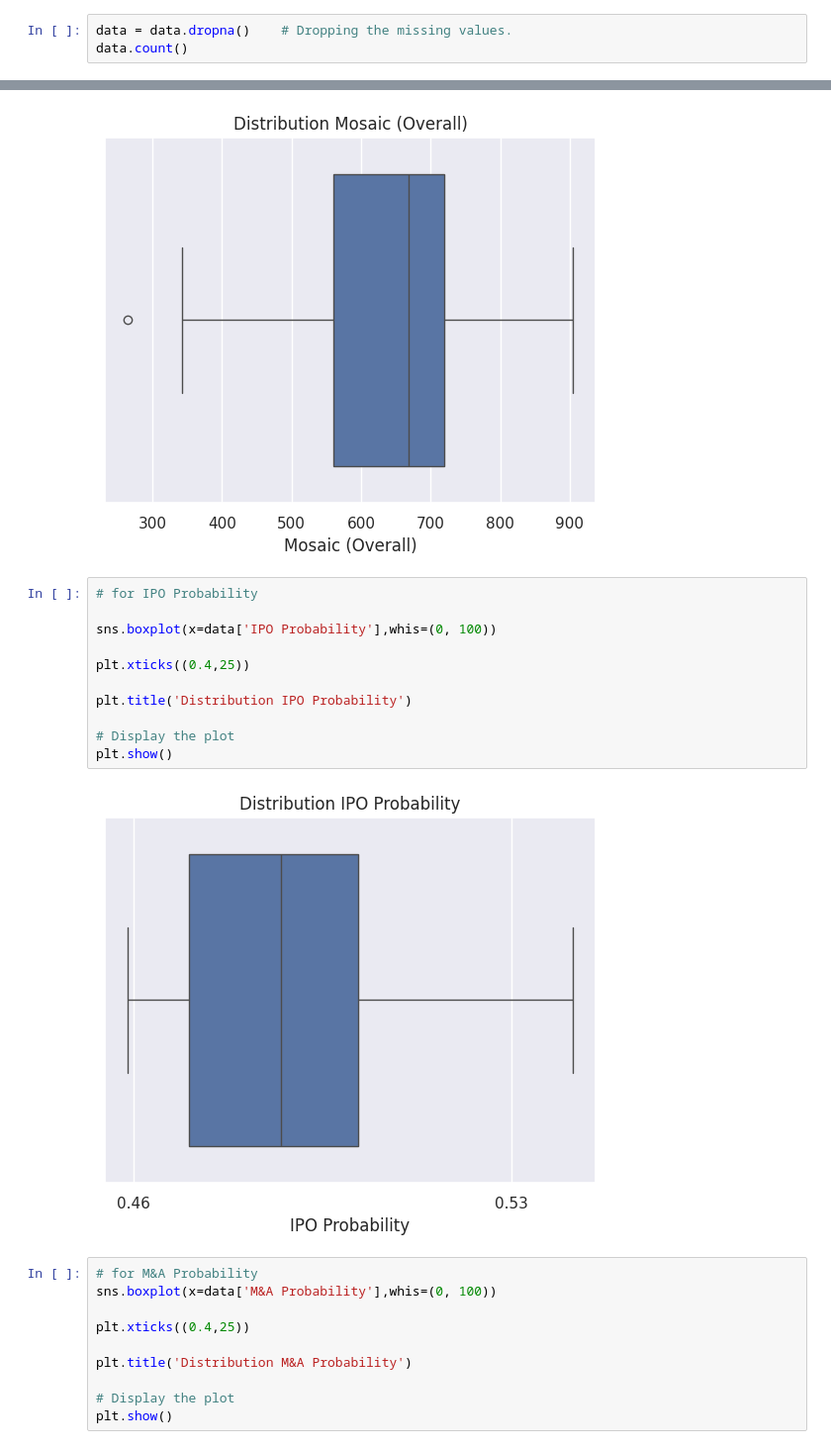
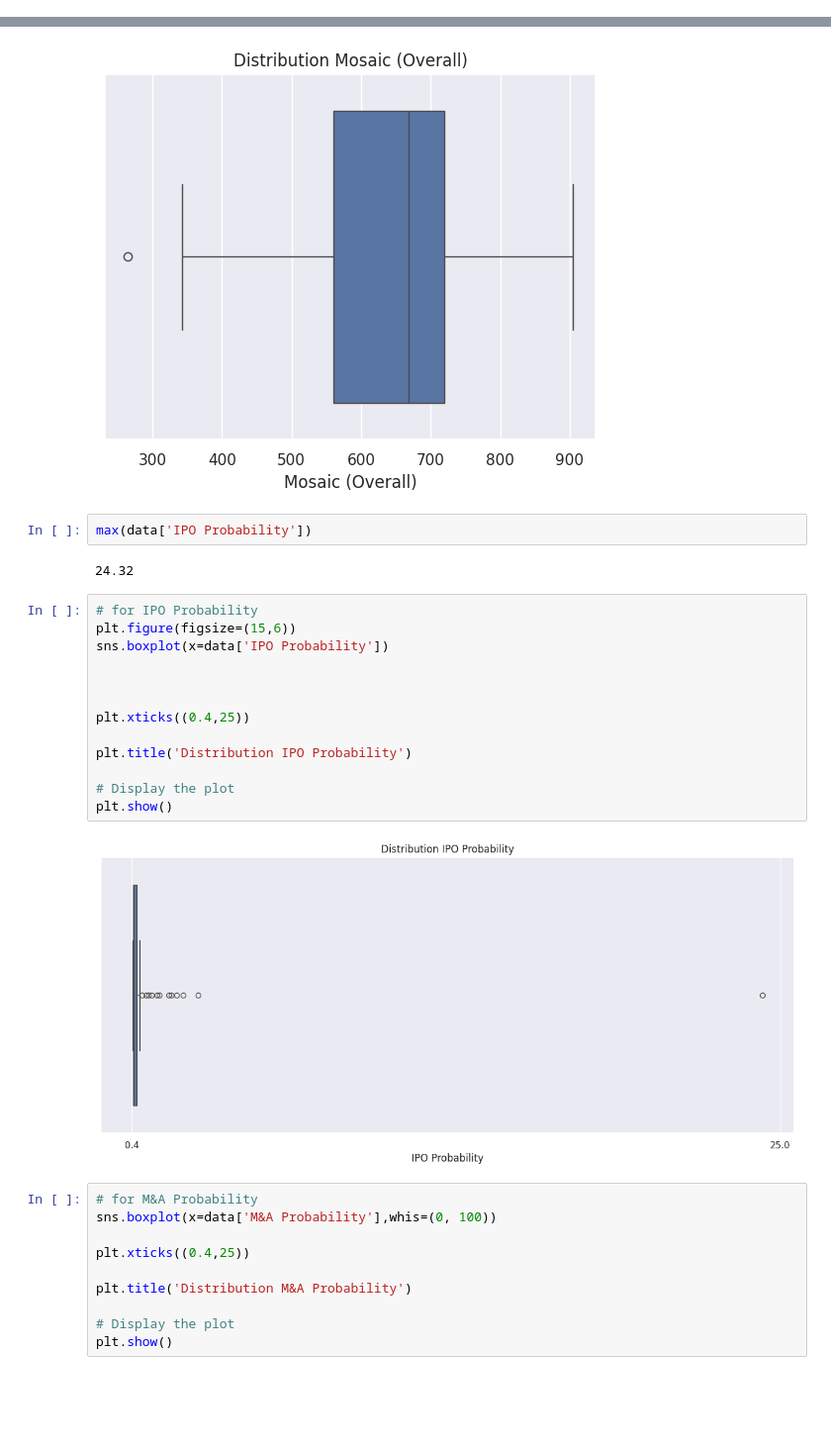
Before and after one commit to alessandrotavazzi/collaboration_swisscom, a Jupyter notebook: notebooks/data_analysis.ipynb, the cells around one changed output, grey strips where cells are left out. Shown at 99% size. Cells and saved outputs as stored; diff of their text form; blank space fills up the shorter version.

```diff
--- a/notebooks/data_analysis.ipynb
+++ b/notebooks/data_analysis.ipynb
@@ -398,6 +472,3 @@ data.isnull()
 data.shape
 # %% [output]
 (777, 19)
-# %%
-data = data.dropna()    # Dropping the missing values.
-data.count()
@@ -508,19 +528,25 @@ plt.title('Distribution Mosaic (Overall)')
 # %% [output]
 Text(0.5, 1.0, 'Distribution Mosaic (Overall)')
 [figure]
+# %%
+max(data['IPO Probability'])
+# %% [output]
+24.32
 # %%
 # for IPO Probability
+plt.figure(figsize=(15,6))
+sns.boxplot(x=data['IPO Probability'])
 
-sns.boxplot(x=data['IPO Probability'],whis=(0, 100))
+
 
 plt.xticks((0.4,25))
 
 plt.title('Distribution IPO Probability')
 
 # Display the plot
 plt.show()
 # %% [output]
-[figure, old version]
+[figure, new version]
 # %%
 # for M&A Probability
 sns.boxplot(x=data['M&A Probability'],whis=(0, 100))
```
Also changed, not shown: parts of 5 cells of this notebook.
